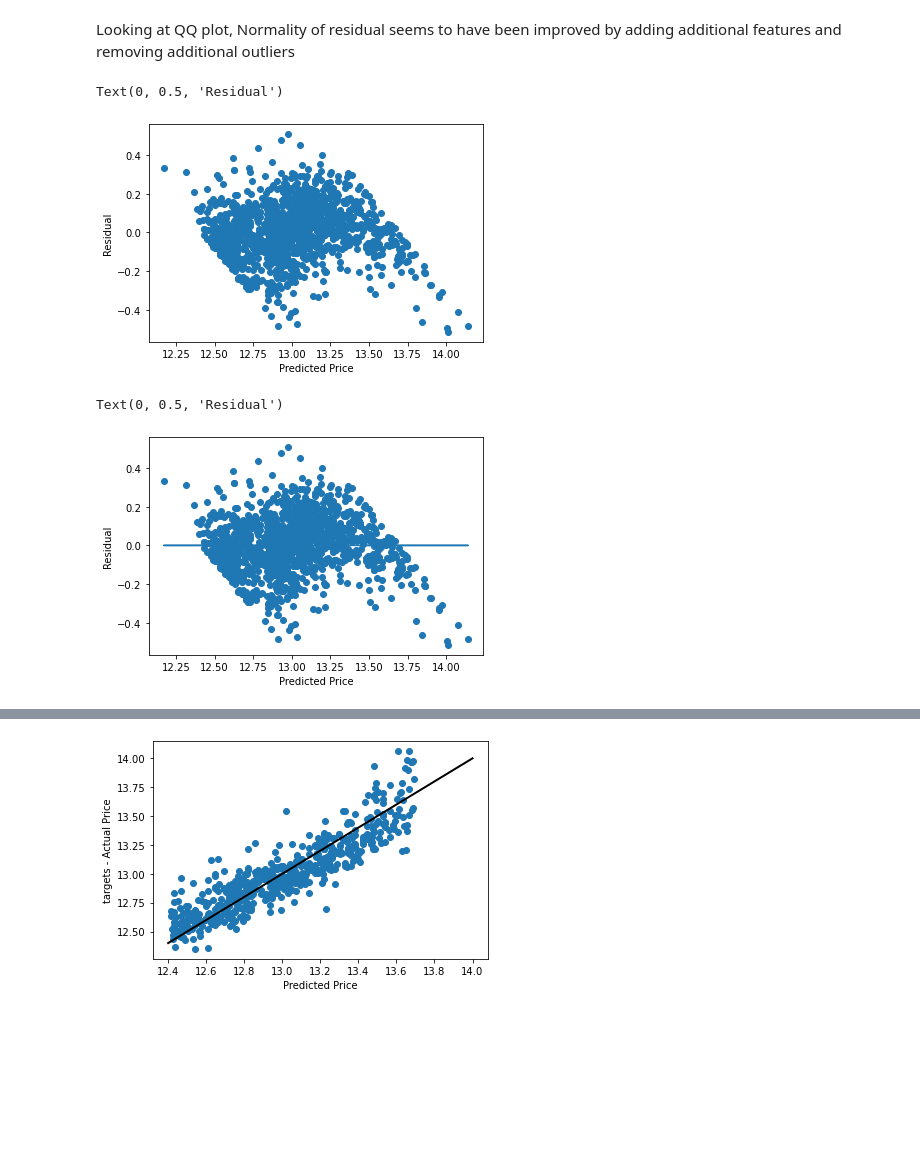
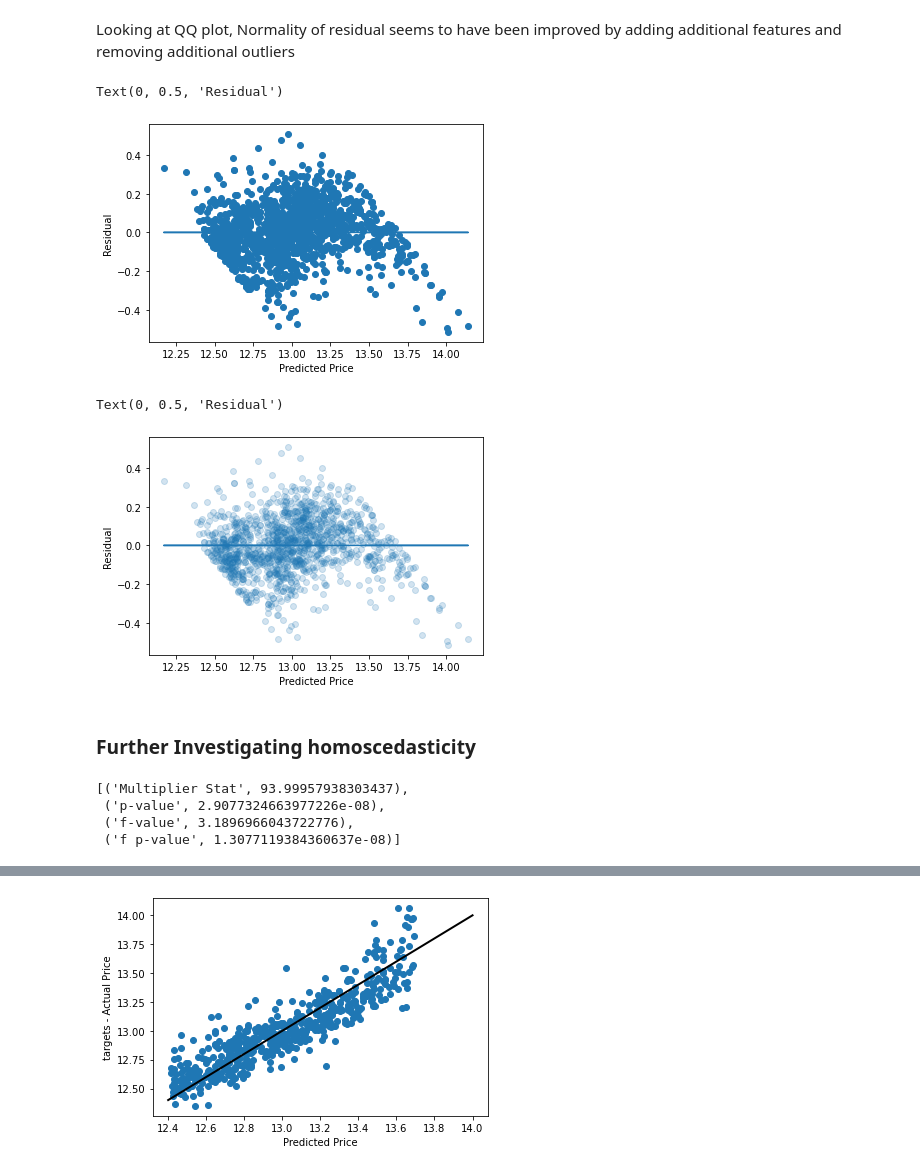
Before and after one commit to rgpihlstrom/Multiple-Linear-Regression, a Jupyter notebook: Models.ipynb, the cells around one changed output, grey strips where cells are left out. Cells and saved outputs as stored; diff of their text form; code cells hidden in the pictures; blank space fills up the shorter version.

```diff
--- a/Models.ipynb
+++ b/Models.ipynb
@@ -626,18 +606,31 @@ outliers
 # Homoscedasticity assumption _Stats_model
 predictors_int = sm.add_constant(df_X_train_No_ID)
 plt.scatter(Model3.predict(predictors_int), Model3.resid)
-# plt.plot(Model1.predict(df_X_train), [0 for i in range(len(df_X_train))]);
+plt.plot(Model3.predict(predictors_int), [0 for i in range(len(Model3.predict(predictors_int)))]);
 plt.xlabel("Predicted Price")
 plt.ylabel("Residual")
 # %% [output]
 Text(0, 0.5, 'Residual')
-[figure, old version]
+[figure, new version]
 # %%
 # Homoscedasticity assumption _SK_Learn
-plt.scatter(y_hat_train, (df_y_train-y_hat_train))
+plt.scatter(y_hat_train, (df_y_train-y_hat_train), alpha=.2)
 plt.plot(y_hat_train, [0 for i in range(len(y_hat_train))]);
 plt.xlabel("Predicted Price")
 plt.ylabel("Residual")
 # %% [output]
 Text(0, 0.5, 'Residual')
-[figure, old version]
+[figure, new version]
+# %% [markdown]
+### Further Investigating homoscedasticity
+# %%
+# het_breuschpagan suggests heteroscedasticity in the data P-value> .05, null = homoscedasticity vs. heteroscedasticity
+from statsmodels.compat import lzip
+name = ['Multiplier Stat', 'p-value', 'f-value', 'f p-value']
+test = sms.het_breuschpagan(Model3.resid, Model3.model.exog)
+lzip(name,test)
+# %% [output]
+[('Multiplier Stat', 93.99957938303437),
+ ('p-value', 2.9077324663977226e-08),
+ ('f-value', 3.1896966043722776),
+ ('f p-value', 1.3077119384360637e-08)]
```
Also changed, not shown: parts of 5 cells of this notebook.
